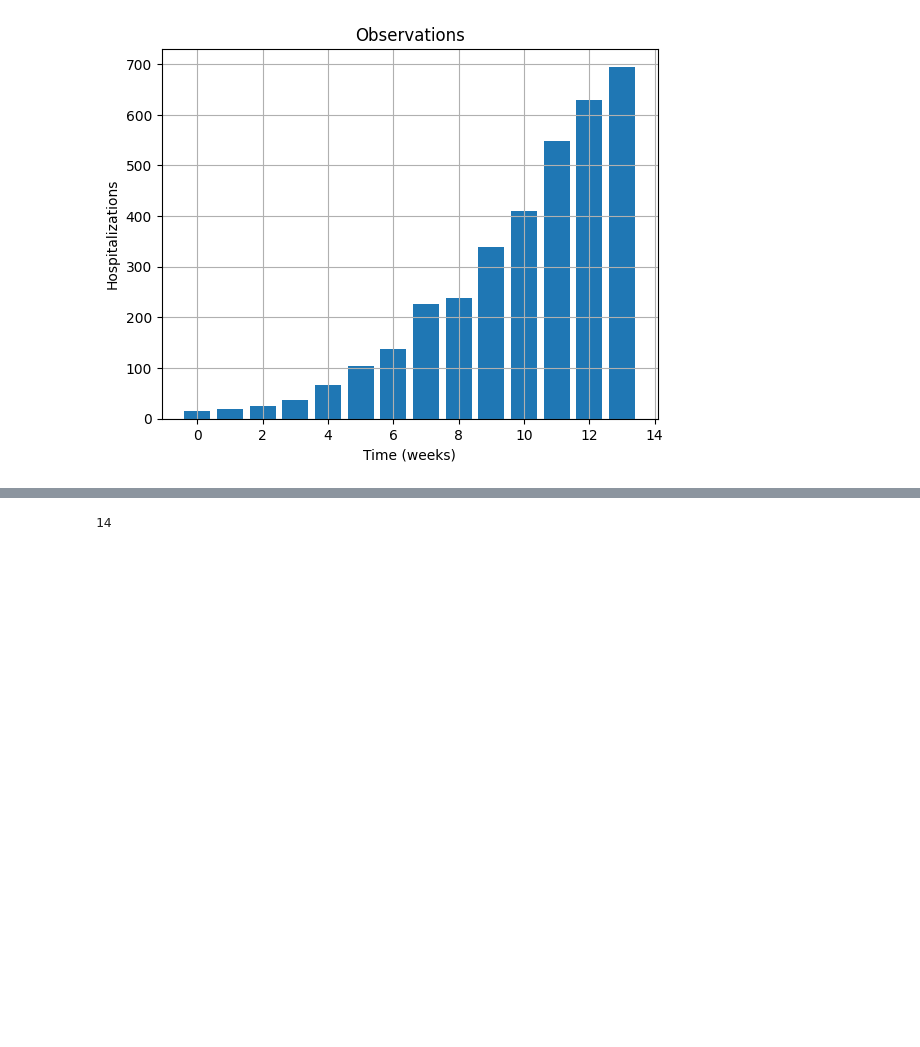
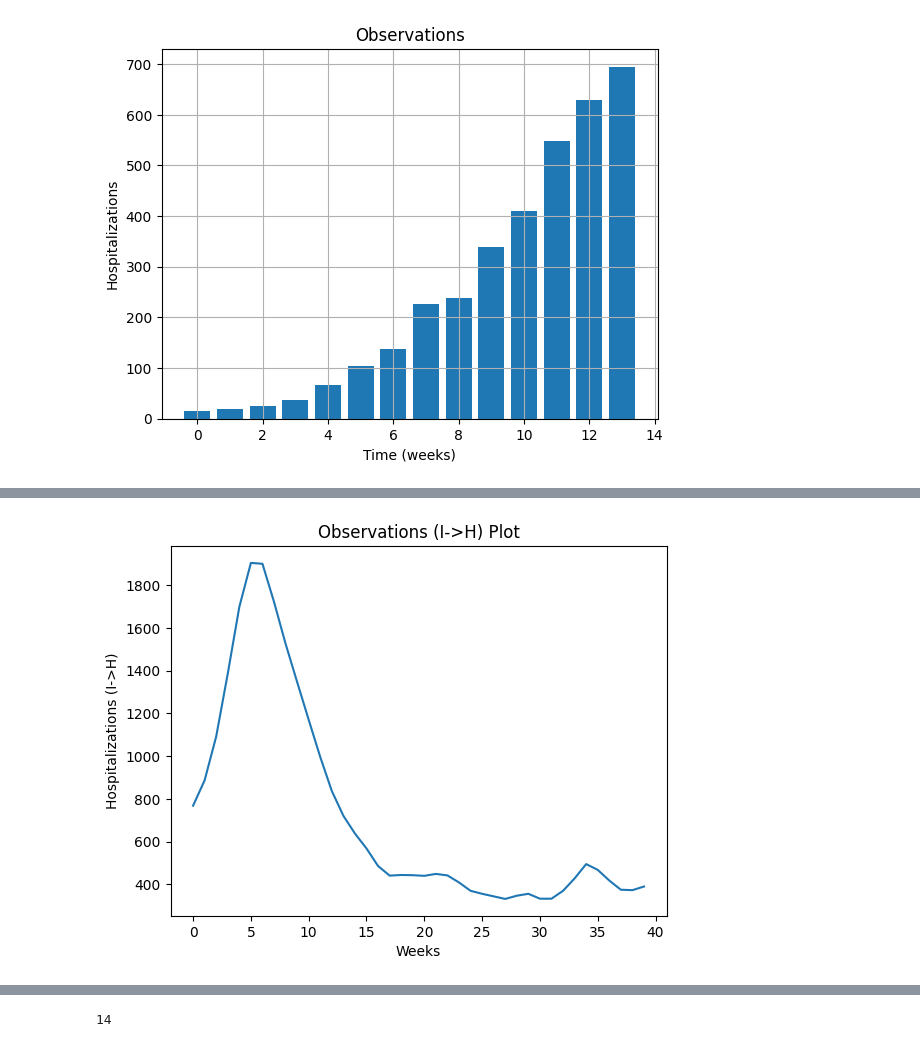
Before and after one commit to NAU-CCL/Epymorph, a Jupyter notebook: epymorph/parameter_forecasting/forecasting.ipynb, the cells around one changed output, grey strips where cells are left out. Saved outputs shown, nothing was run; the diff lists cells and outputs as text; code cells hidden in the pictures; blank space fills up the shorter version.

```diff
--- a/epymorph/parameter_forecasting/forecasting.ipynb
+++ b/epymorph/parameter_forecasting/forecasting.ipynb
@@ -175,0 +186,8 @@ forecast_output = sim.run()
+# %%
+plt.plot(forecast_output.model_data)
+plt.title("Observations (I->H) Plot")
+plt.xlabel("Weeks")
+plt.ylabel("Hospitalizations (I->H)")
+plt.show()
+# %% [output]
+[figure, added]
```
Also changed, not shown: parts of 12 cells of this notebook, 5 other files.
